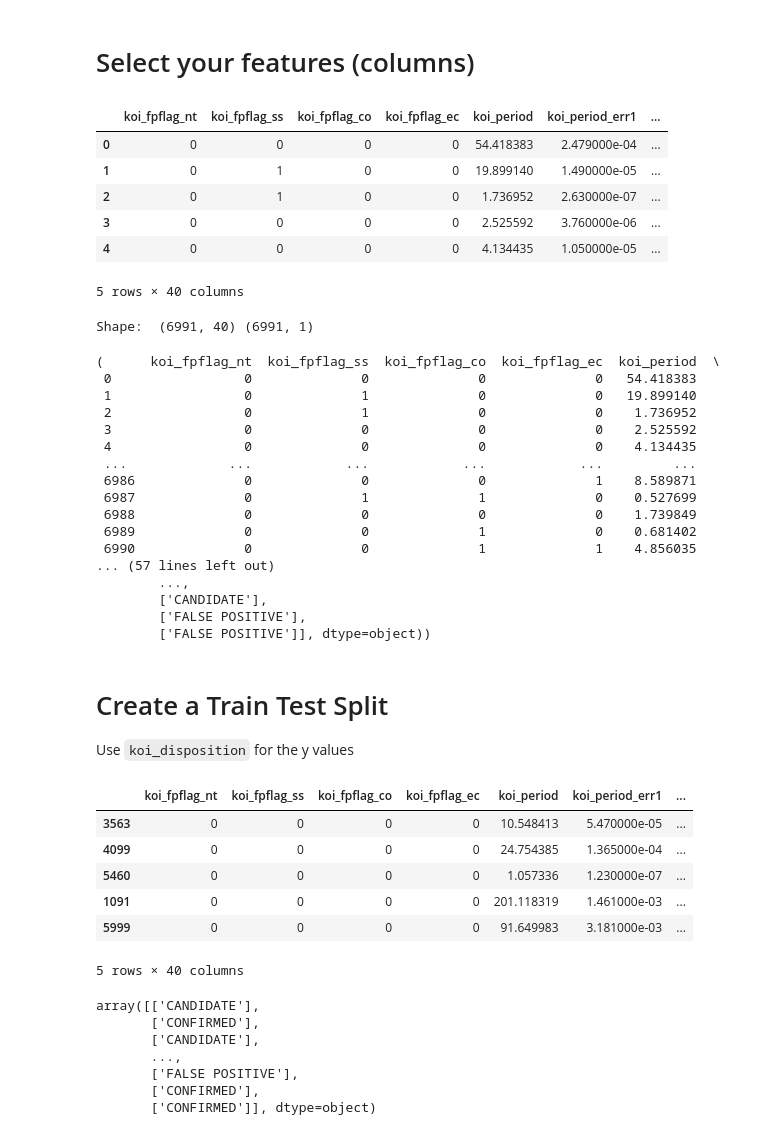
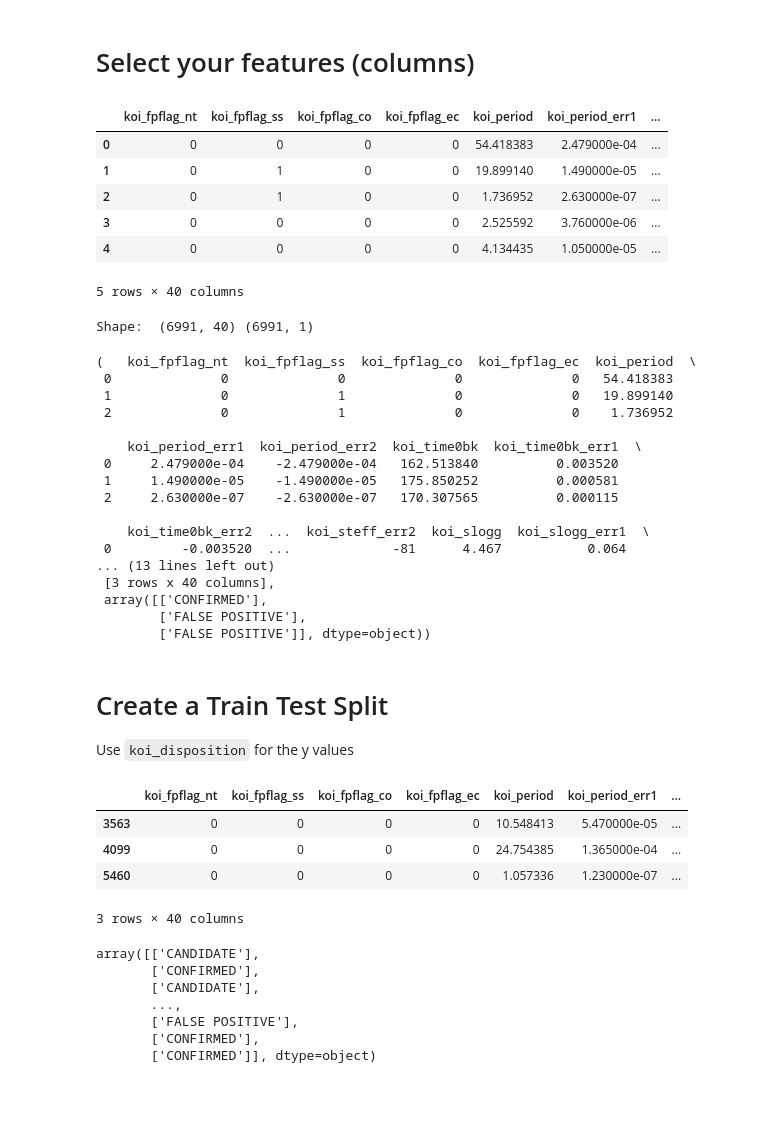
Before and after one commit to clmatherson/machine-learning-challenge, a Jupyter notebook: model_2_RandomForest.ipynb, the cells around one changed output. Drawn from its saved outputs; the diff is of its cells as text; code cells hidden in the pictures; blank space fills up the shorter version.

```diff
--- a/model_2_RandomForest.ipynb
+++ b/model_2_RandomForest.ipynb
@@ -40,52 +24,42 @@ df.head()
 5 rows × 41 columns
 # %% [markdown]
 # Select your features (columns)
-# %%
-# Set features. This will also be used as your x values.
-selected_features = df[['koi_fpflag_nt', 'koi_fpflag_ss', 'koi_fpflag_co',
-       'koi_fpflag_ec', 'koi_period', 'koi_period_err1', 'koi_period_err2',
-       'koi_time0bk', 'koi_time0bk_err1', 'koi_time0bk_err2', 'koi_impact',
-       'koi_impact_err1', 'koi_impact_err2', 'koi_duration',
-       'koi_duration_err1', 'koi_duration_err2', 'koi_depth', 'koi_depth_err1',
-       'koi_depth_err2', 'koi_prad', 'koi_prad_err1', 'koi_prad_err2',
-       'koi_teq', 'koi_insol', 'koi_insol_err1', 'koi_insol_err2',
-       'koi_model_snr', 'koi_tce_plnt_num', 'koi_steff', 'koi_steff_err1',
-       'koi_steff_err2', 'koi_slogg', 'koi_slogg_err1', 'koi_slogg_err2',
-       'koi_srad', 'koi_srad_err1', 'koi_srad_err2', 'ra', 'dec',
-       'koi_kepmag']]
-selected_features.head()
-# %% [output]
-|  | koi_fpflag_nt | koi_fpflag_ss | koi_fpflag_co | koi_fpflag_ec | koi_period | koi_period_err1 | ... |
-| 0 | 0 | 0 | 0 | 0 | 54.418383 | 2.479000e-04 | ... |
-| 1 | 0 | 1 | 0 | 0 | 19.899140 | 1.490000e-05 | ... |
-| 2 | 0 | 1 | 0 | 0 | 1.736952 | 2.630000e-07 | ... |
-| 3 | 0 | 0 | 0 | 0 | 2.525592 | 3.760000e-06 | ... |
-| 4 | 0 | 0 | 0 | 0 | 4.134435 | 1.050000e-05 | ... |
-5 rows × 40 columns
+# %%
+# Set features. This will also be used as your x values.
+selected_features = df.drop(columns=['koi_disposition'])
+selected_features.head()
+# %% [output]
+|  | koi_fpflag_nt | koi_fpflag_ss | koi_fpflag_co | koi_fpflag_ec | koi_period | koi_period_err1 | ... |
+| 0 | 0 | 0 | 0 | 0 | 54.418383 | 2.479000e-04 | ... |
+| 1 | 0 | 1 | 0 | 0 | 19.899140 | 1.490000e-05 | ... |
+| 2 | 0 | 1 | 0 | 0 | 1.736952 | 2.630000e-07 | ... |
+| 3 | 0 | 0 | 0 | 0 | 2.525592 | 3.760000e-06 | ... |
+| 4 | 0 | 0 | 0 | 0 | 4.134435 | 1.050000e-05 | ... |
+5 rows × 40 columns
 # %%
 # Assign the data to X and y
 # Reshape
 X = selected_features
 y = df.koi_disposition.values.reshape(-1, 1)
 print("Shape: ", X.shape, y.shape)
-X, y
+X[:3], y[:3]
 # %% [output]
 Shape:  (6991, 40) (6991, 1)
-(      koi_fpflag_nt  koi_fpflag_ss  koi_fpflag_co  koi_fpflag_ec  koi_period  \
- 0                 0              0              0              0   54.418383
- 1                 0              1              0              0   19.899140
- 2                 0              1              0              0    1.736952
- 3                 0              0              0              0    2.525592
- 4                 0              0              0              0    4.134435
- ...             ...            ...            ...            ...         ...
- 6986              0              0              0              1    8.589871
- 6987              0              1              1              0    0.527699
- 6988              0              0              0              0    1.739849
- 6989              0              0              1              0    0.681402
- 6990              0              0              1              1    4.856035
-... (57 lines left out)
-        ...,
-        ['CANDIDATE'],
+(   koi_fpflag_nt  koi_fpflag_ss  koi_fpflag_co  koi_fpflag_ec  koi_period  \
+ 0              0              0              0              0   54.418383
+ 1              0              1              0              0   19.899140
+ 2              0              1              0              0    1.736952
+
+    koi_period_err1  koi_period_err2  koi_time0bk  koi_time0bk_err1  \
+ 0     2.479000e-04    -2.479000e-04   162.513840          0.003520
+ 1     1.490000e-05    -1.490000e-05   175.850252          0.000581
+ 2     2.630000e-07    -2.630000e-07   170.307565          0.000115
+
+    koi_time0bk_err2  ...  koi_steff_err2  koi_slogg  koi_slogg_err1  \
+ 0         -0.003520  ...             -81      4.467           0.064
+... (13 lines left out)
+ [3 rows x 40 columns],
+ array([['CONFIRMED'],
         ['FALSE POSITIVE'],
         ['FALSE POSITIVE']], dtype=object))
 # %% [markdown]
@@ -97,15 +71,13 @@ from sklearn.model_selection import train_test_split
 
 X_train, X_test, y_train, y_test = train_test_split(X, y, random_state=1)
 # %%
-X_train.head()
+X_train.head(3)
 # %% [output]
 |  | koi_fpflag_nt | koi_fpflag_ss | koi_fpflag_co | koi_fpflag_ec | koi_period | koi_period_err1 | ... |
 | 3563 | 0 | 0 | 0 | 0 | 10.548413 | 5.470000e-05 | ... |
 | 4099 | 0 | 0 | 0 | 0 | 24.754385 | 1.365000e-04 | ... |
 | 5460 | 0 | 0 | 0 | 0 | 1.057336 | 1.230000e-07 | ... |
-| 1091 | 0 | 0 | 0 | 0 | 201.118319 | 1.461000e-03 | ... |
-| 5999 | 0 | 0 | 0 | 0 | 91.649983 | 3.181000e-03 | ... |
-5 rows × 40 columns
+3 rows × 40 columns
 # %%
 y_train
 # %% [output]
```
Also changed, not shown: parts of 28 cells of this notebook, 8 other files.
